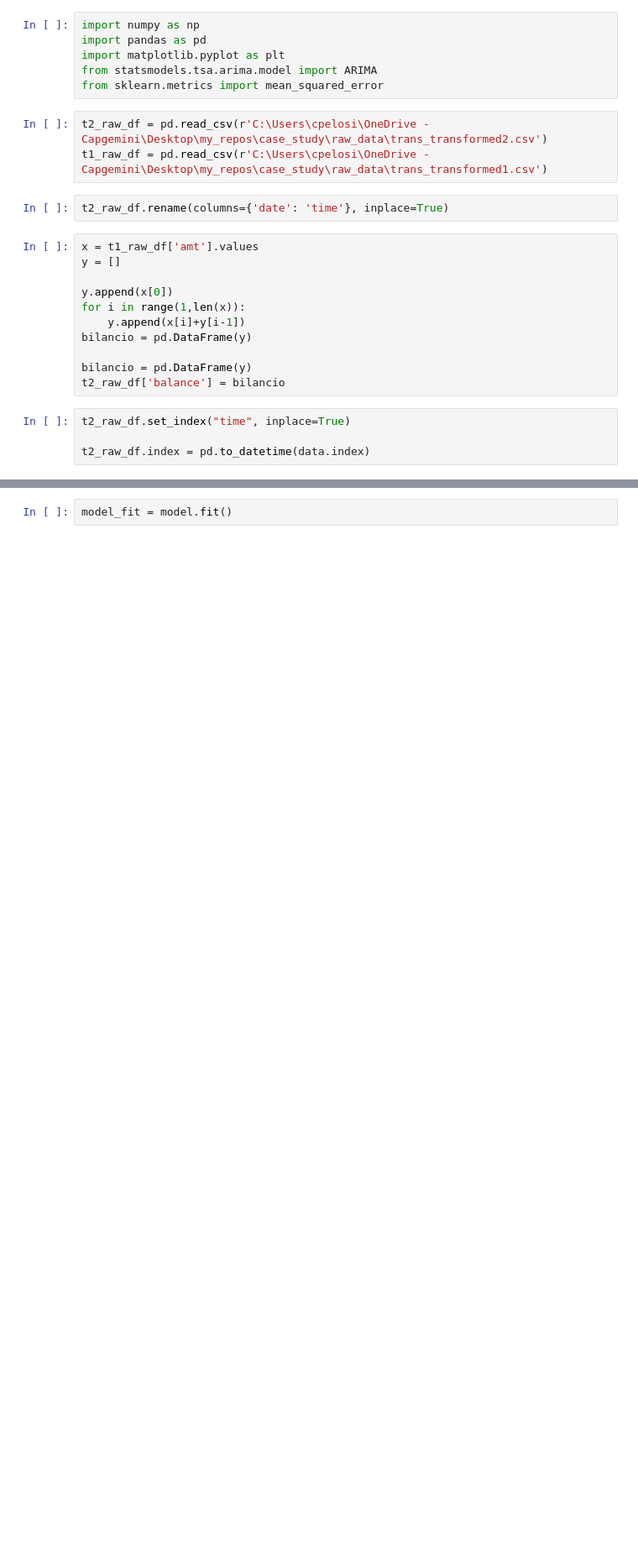
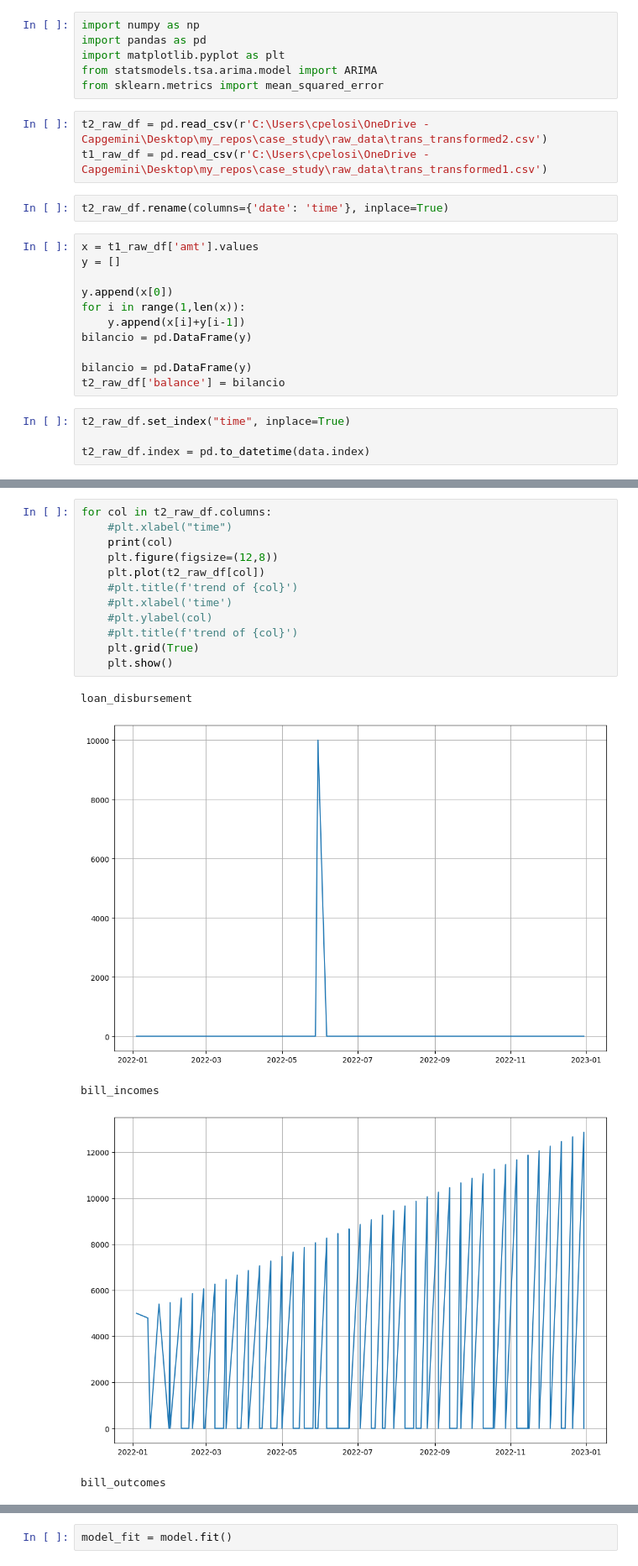
Before and after one commit to clapelosi/case_study, a Jupyter notebook: model/transaction_prediction.ipynb, the cells around one changed output, grey strips where cells are left out. Shown at 84% size. Drawn from its saved outputs; the diff is of its cells as text; blank space fills up the shorter version.

```diff
--- a/model/transaction_prediction.ipynb
+++ b/model/transaction_prediction.ipynb
@@ -38,0 +44,18 @@ t2_raw_df.index = pd.to_datetime(data.index)
+# %%
+for col in t2_raw_df.columns:
+    #plt.xlabel("time")
+    print(col)
+    plt.figure(figsize=(12,8))
+    plt.plot(t2_raw_df[col])
+    #plt.title(f'trend of {col}')
+    #plt.xlabel('time')
+    #plt.ylabel(col)
+    #plt.title(f'trend of {col}')
+    plt.grid(True)
+    plt.show()
+# %% [output]
+loan_disbursement
+[figure, added]
+bill_incomes
+[figure, added]
+bill_outcomes
```
Also changed, not shown: parts of 8 cells of this notebook.
